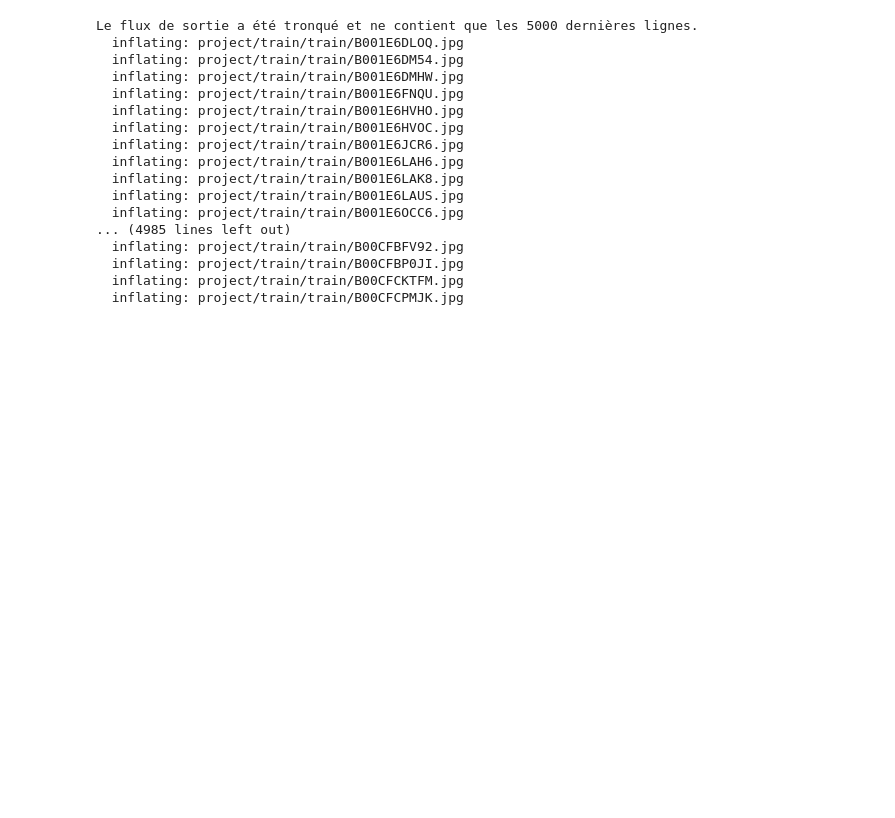
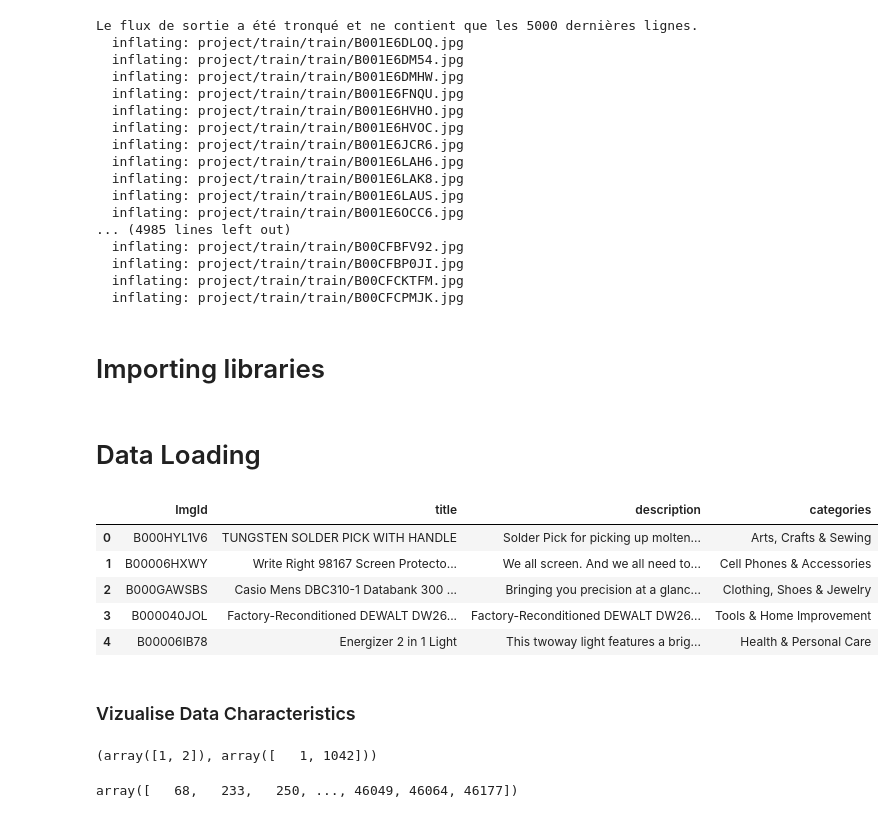
Before and after one commit to Elsasser67/DataScience21, a Jupyter notebook: Projekt/Kaggle_Projekt_Schnell_Theo.ipynb, the cells around one changed output. Drawn from its saved outputs; the diff is of its cells as text; code cells hidden in the pictures; blank space fills up the shorter version.

```diff
--- a/Projekt/Kaggle_Projekt_Schnell_Theo.ipynb
+++ b/Projekt/Kaggle_Projekt_Schnell_Theo.ipynb
@@ -79,3 +79,5 @@ Le flux de sortie a été tronqué et ne contient que les 5000 dernières ligne
   inflating: project/train/train/B00CFBP0JI.jpg
   inflating: project/train/train/B00CFCKTFM.jpg
   inflating: project/train/train/B00CFCPMJK.jpg
+# %% [markdown]
+# Importing libraries
@@ -81,0 +88,15 @@ Le flux de sortie a été tronqué et ne contient que les 5000 dernières ligne
+# %% [markdown]
+# Data Loading
+# %%
+data = pd.read_csv("project/train.csv")
+# %%
+data.head()
+# %% [output]
+|  | ImgId | title | description | categories |
+| 0 | B000HYL1V6 | TUNGSTEN SOLDER PICK WITH HANDLE | Solder Pick for picking up molten... | Arts, Crafts & Sewing |
+| 1 | B00006HXWY | Write Right 98167 Screen Protecto... | We all screen. And we all need to... | Cell Phones & Accessories |
+| 2 | B000GAWSBS | Casio Mens DBC310-1 Databank 300 ... | Bringing you precision at a glanc... | Clothing, Shoes & Jewelry |
+| 3 | B000040JOL | Factory-Reconditioned DEWALT DW26... | Factory-Reconditioned DEWALT DW26... | Tools & Home Improvement |
+| 4 | B00006IB78 | Energizer 2 in 1 Light | This twoway light features a brig... | Health & Personal Care |
+# %% [markdown]
+### Vizualise Data Characteristics
@@ -81,0 +107,8 @@ Le flux de sortie a été tronqué et ne contient que les 5000 dernières ligne
+# %%
+np.unique(hey2, return_counts=True)
+# %% [output]
+(array([1, 2]), array([   1, 1042]))
+# %%
+hey1
+# %% [output]
+array([   68,   233,   250, ..., 46049, 46064, 46177])
```
Also changed, not shown: parts of 5 cells of this notebook.
